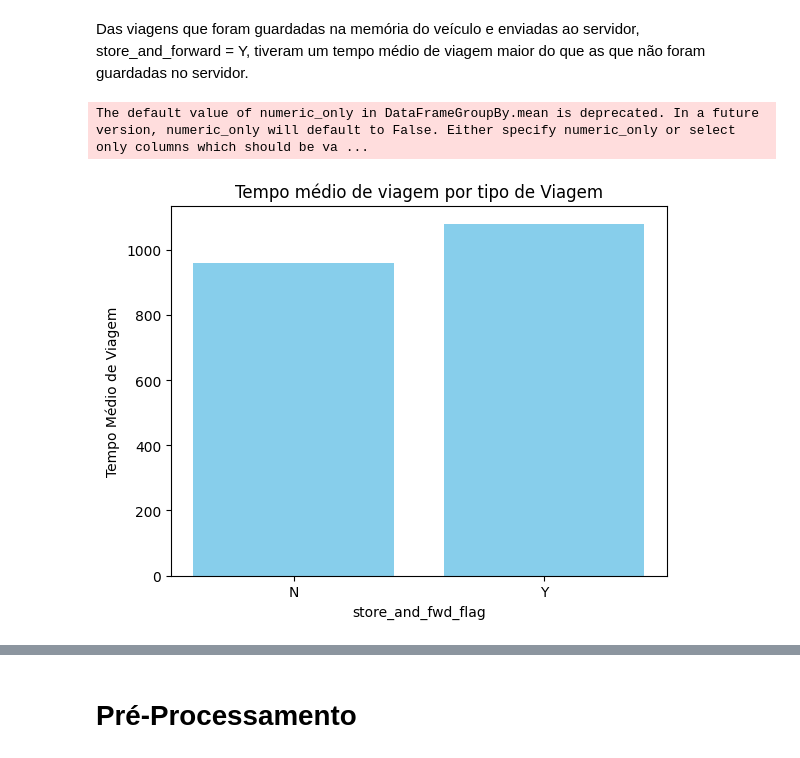
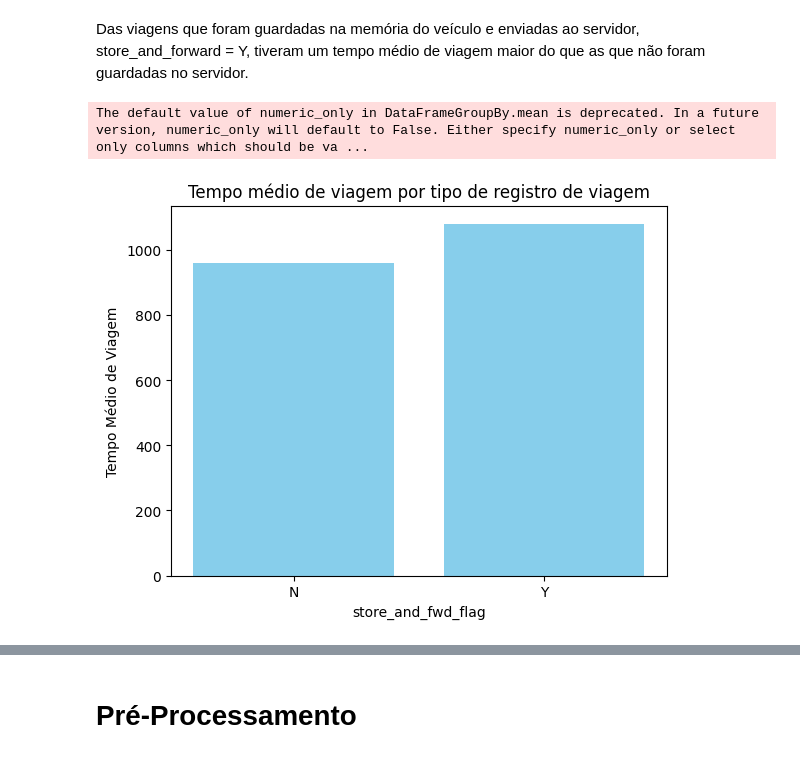
Before and after one commit to marreapato/ML_Project_Taxi_Trip_Duration, a Jupyter notebook: Projeto_Lucas_Rabelo_AM_2.ipynb, the cells around one changed output, grey strips where cells are left out. Cells and saved outputs as stored; diff of their text form; code cells hidden in the pictures.

```diff
--- a/Projeto_Lucas_Rabelo_AM_2.ipynb
+++ b/Projeto_Lucas_Rabelo_AM_2.ipynb
@@ -109,21 +109,21 @@ Das viagens que foram guardadas na memória do veículo e enviadas ao servidor,
 # %%
 # Group by 'Category' and sum the values
 grouped_df = train.groupby('store_and_fwd_flag').mean()
 grouped_df
 # Resetting the index to make 'store_and_fwd_flag' a regular column
 grouped_df = grouped_df.reset_index()
 
 # Creating a bar plot
 plt.bar(grouped_df['store_and_fwd_flag'],grouped_df['trip_duration'], color='skyblue')
 
 
 # Adding labels and title
 plt.xlabel('store_and_fwd_flag')
 plt.ylabel('Tempo Médio de Viagem')
-plt.title('Tempo médio de viagem por tipo de Viagem')
+plt.title('Tempo médio de viagem por tipo de registro de viagem')
 
 # Display the plot
 plt.show()
 # %% [output]
 The default value of numeric_only in DataFrameGroupBy.mean is deprecated. In a future version, numeric_only will default to False. Either specify numeric_only or select only columns which should be va ...
-[figure, old version]
+[figure, new version]
```
Also changed, not shown: parts of 14 cells of this notebook.
